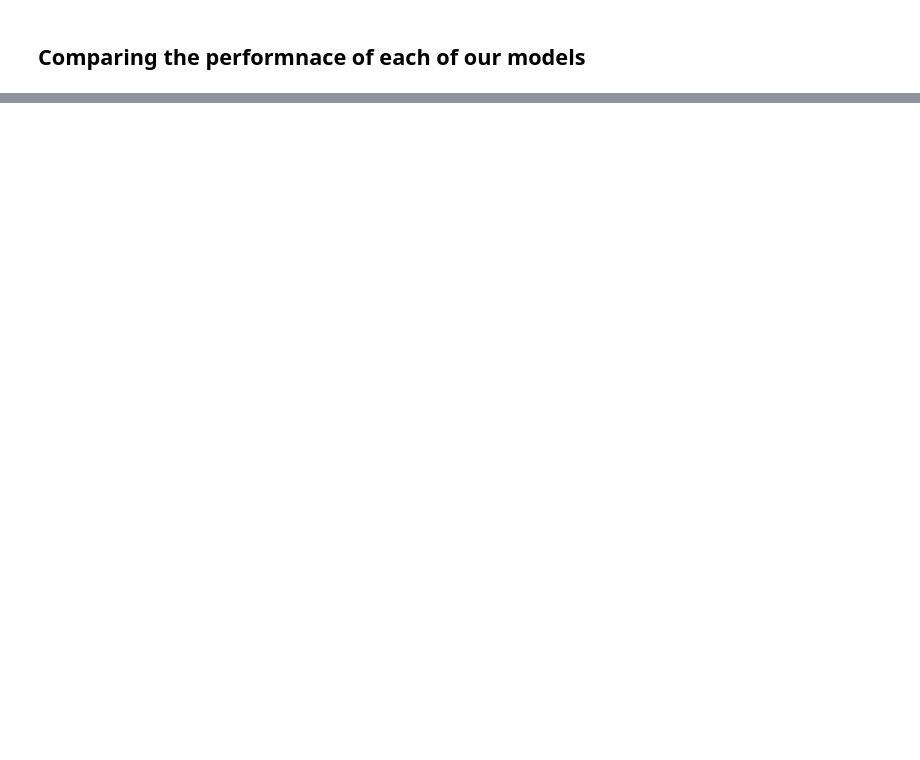
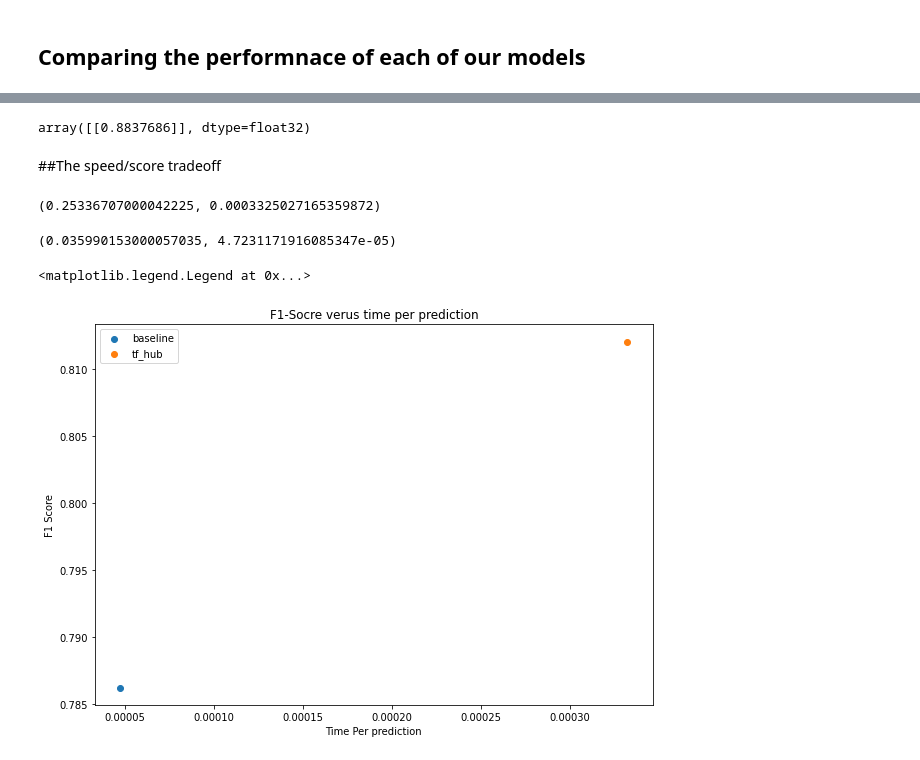
Before and after one commit to greygrease/tf-stuff, a Jupyter notebook: 08_introduction_to_nlp_in_tensorflow.ipynb, the cells around one changed output, grey strips where cells are left out. Cells and saved outputs as stored; diff of their text form; code cells hidden in the pictures; blank space fills up the shorter version.

```diff
--- a/08_introduction_to_nlp_in_tensorflow.ipynb
+++ b/08_introduction_to_nlp_in_tensorflow.ipynb
@@ -1384,0 +1570,47 @@ all_model_results = pd.DataFrame({'baseline': baseline_results,
+# %%
+model_6.predict(['The Tsuanmi wiped the entire state off the map'])
+# %% [output]
+array([[0.8837686]], dtype=float32)
+# %% [markdown]
+
+##The speed/score tradeoff
+# %%
+# Lets make a functin to measure the time of prediction
+
+import time
+
+def pred_timer(model, samples):
+  start_time = time.perf_counter()
+  model.predict(samples)
+  end_time = time.perf_counter()
+  total_time = end_time-start_time
+  time_per_pred = total_time/len(samples)
+  return total_time, time_per_pred
+# %%
+# Calculate TF hub time per pred
+
+model_6_total_pred_time, model_6_time_per_pred = pred_timer(model = model_6,
+                                                            samples = val_sentences)
+
+model_6_total_pred_time, model_6_time_per_pred
+# %% [output]
+(0.25336707000042225, 0.0003325027165359872)
+# %%
+baseline_total_pred_time, baseline_time_per_pred = pred_timer(model_0, val_sentences)
+baseline_total_pred_time, baseline_time_per_pred
+# %% [output]
+(0.035990153000057035, 4.7231171916085347e-05)
+# %%
+# Get results for pretrained GS model
+
+import matplotlib.pyplot as plt
+plt.figure(figsize = (10, 7))
+plt.scatter(baseline_time_per_pred, baseline_results['f1'], label = 'baseline')
+plt.scatter(model_6_time_per_pred, model_6_results['f1'], label = 'tf_hub')
+plt.xlabel('Time Per prediction')
+plt.ylabel('F1 Score')
+plt.title('F1-Socre verus time per prediction')
+plt.legend()
+# %% [output]
+<matplotlib.legend.Legend at 0x...>
+[figure, added]
```
Also changed, not shown: parts of 59 cells of this notebook.
